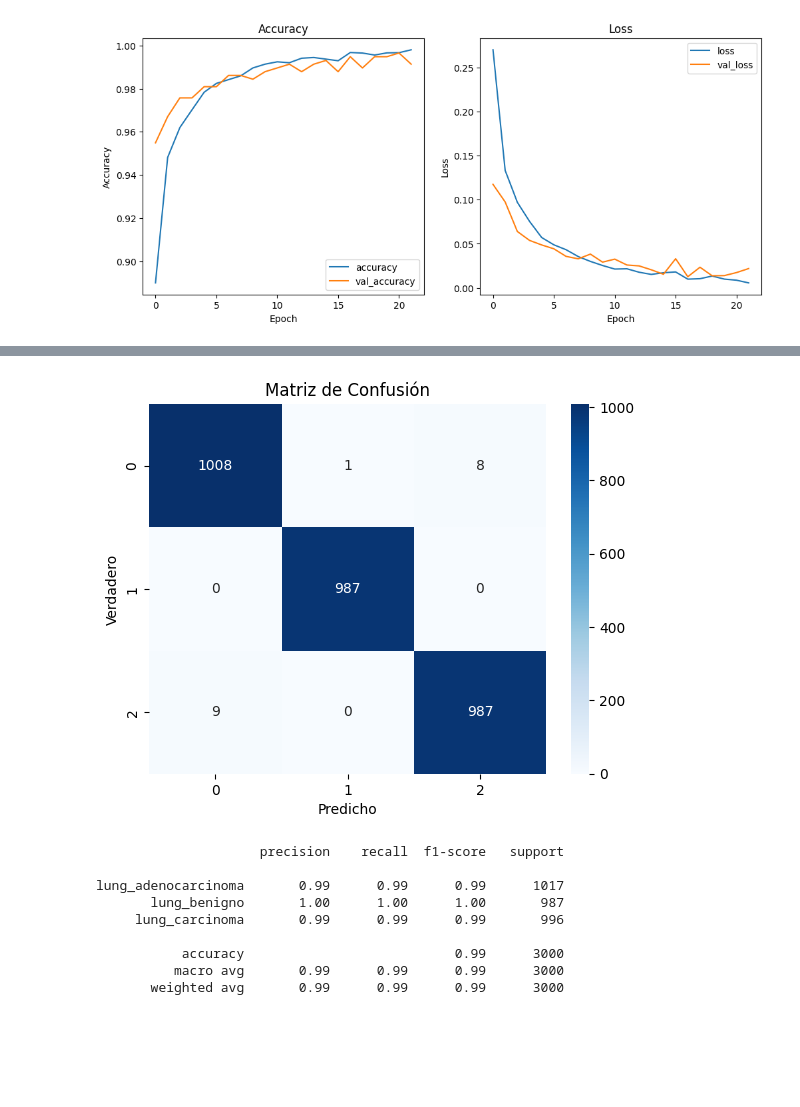
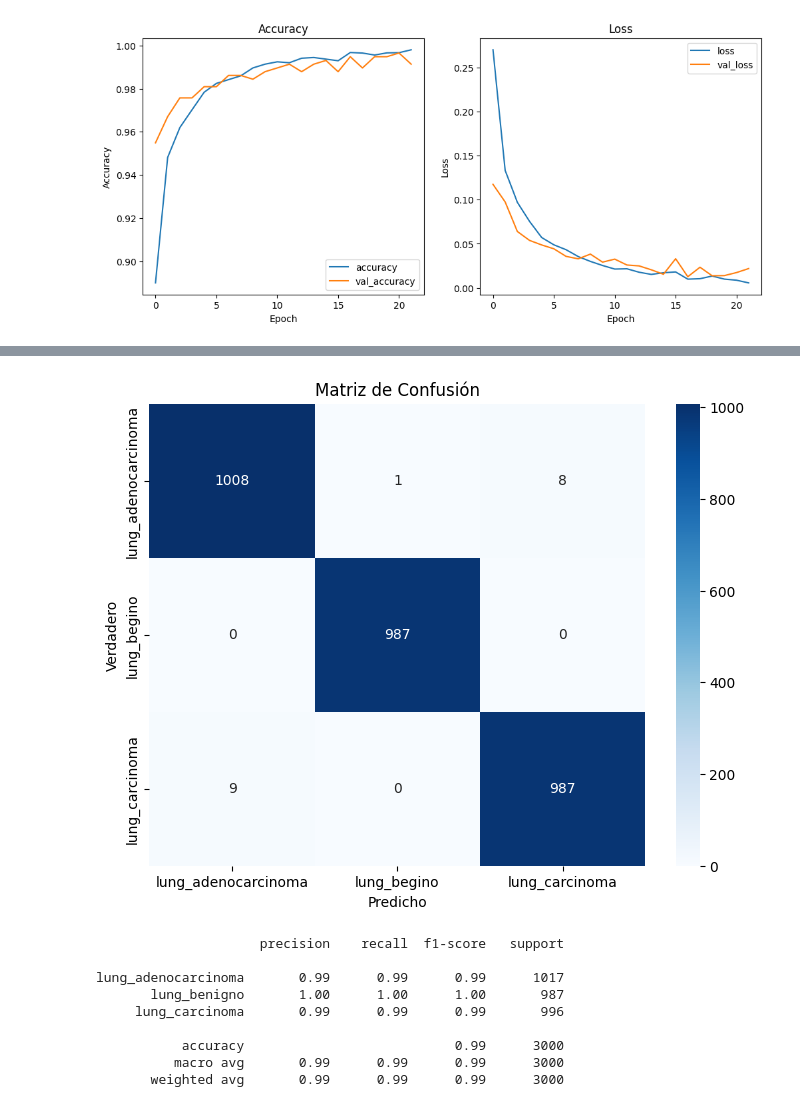
Before and after one commit to HikrisA/Samsung, a Jupyter notebook: PF1.ipynb, the cells around one changed output, grey strips where cells are left out. Drawn from its saved outputs; the diff is of its cells as text; code cells hidden in the pictures; blank space fills up the shorter version.

```diff
--- a/PF1.ipynb
+++ b/PF1.ipynb
@@ -198,6 +236,8 @@ plt.title('Loss')
 plt.show()
 # %% [output]
 [figure]
+# %%
+model = tf.keras.models.load_model("/home/javia/Samsung/PF/Modelos/modelo_MobileNetV2_Capas_Congeladas.h5")
 # %%
 # Crear las listas de etiquetas verdaderas y predicciones
 y_true_list = []
@@ -234,15 +274,16 @@ y_pred = np.concatenate(y_pred_list)
 # %%
 # Crear la matriz de confusión
 cm = confusion_matrix(y_test_clases, y_pred)
 
 # Visualizarla con seaborn
-sns.heatmap(cm, annot=True, fmt="d", cmap="Blues")
+plt.figure(figsize=(8,6))
+sns.heatmap(cm, annot=True, fmt="d", cmap="Blues", xticklabels=class_names, yticklabels=class_names)
 plt.xlabel("Predicho")
 plt.ylabel("Verdadero")
 plt.title("Matriz de Confusión")
 plt.show()
 # %% [output]
-[figure, old version]
+[figure, new version]
 # %%
 print(classification_report(y_test_clases, y_pred, target_names=class_names))
 # %% [output]
```
Also changed, not shown: parts of 4 cells of this notebook, 1 other file.
